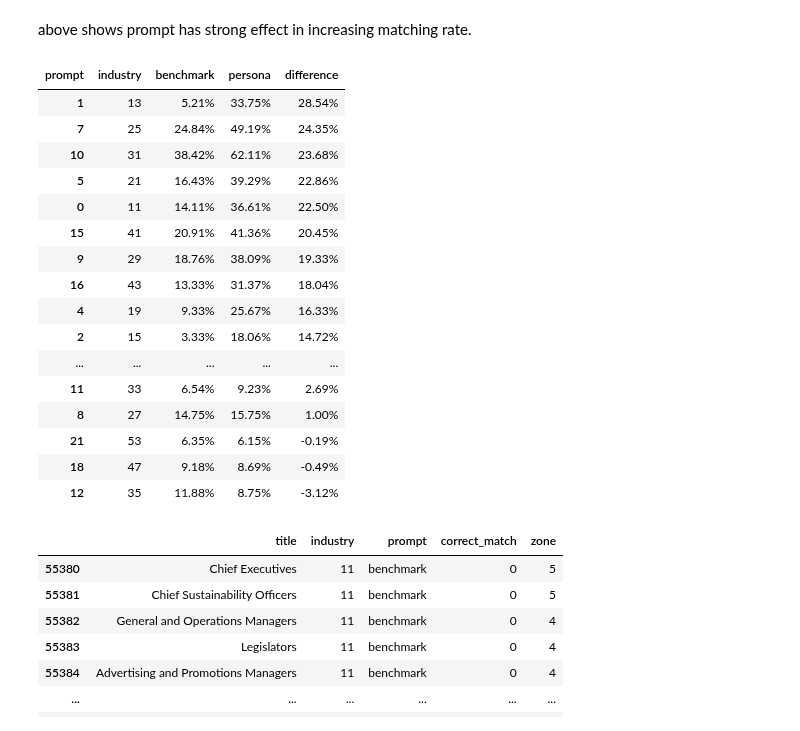
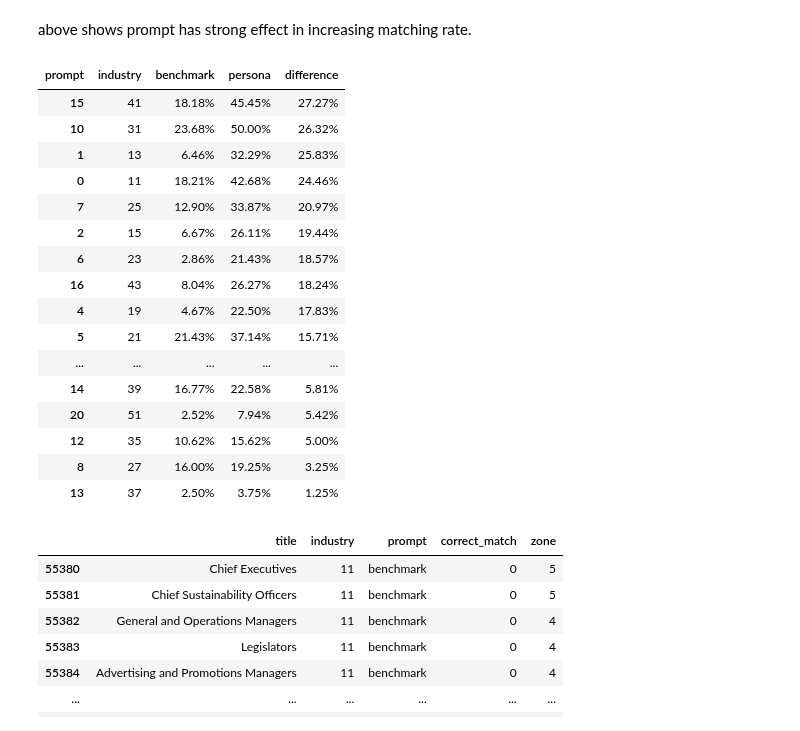
Before and after one commit to Segtanof/Teapot, a Jupyter notebook: task1_analysis.ipynb, the cells around one changed output. Drawn from its saved outputs; the diff is of its cells as text; code cells hidden in the pictures.

```diff
--- a/task1_analysis.ipynb
+++ b/task1_analysis.ipynb
@@ -382,34 +382,34 @@ Notes:
 # %% [markdown]
 above shows prompt has strong effect in increasing matching rate.
 # %%
-model = ["mistral"]
+model = ["deepseek-r1"]
 df_ind = df_avg[df_avg["model"] == model[0]].copy()
 df_ind = df_ind.pivot_table(index=["industry"], columns=["prompt"], values="correct_match").mul(100).reset_index()
 df_ind["difference"] = df_ind["persona"] - df_ind["benchmark"]
 df_ind = df_ind.sort_values(by="difference", ascending=False)
 # find out average matching rate for each column
 df_ind["benchmark"] = df_ind["benchmark"].apply(lambda x: "{:.2f}%".format(x))
 df_ind["persona"] = df_ind["persona"].apply(lambda x: "{:.2f}%".format(x))
 df_ind["difference"] = df_ind["difference"].apply(lambda x: "{:.2f}%".format(x))
 df_ind
 # %% [output]
 | prompt | industry | benchmark | persona | difference |
-| 1 | 13 | 5.21% | 33.75% | 28.54% |
-| 7 | 25 | 24.84% | 49.19% | 24.35% |
-| 10 | 31 | 38.42% | 62.11% | 23.68% |
-| 5 | 21 | 16.43% | 39.29% | 22.86% |
-| 0 | 11 | 14.11% | 36.61% | 22.50% |
-| 15 | 41 | 20.91% | 41.36% | 20.45% |
-| 9 | 29 | 18.76% | 38.09% | 19.33% |
-| 16 | 43 | 13.33% | 31.37% | 18.04% |
-| 4 | 19 | 9.33% | 25.67% | 16.33% |
-| 2 | 15 | 3.33% | 18.06% | 14.72% |
+| 15 | 41 | 18.18% | 45.45% | 27.27% |
+| 10 | 31 | 23.68% | 50.00% | 26.32% |
+| 1 | 13 | 6.46% | 32.29% | 25.83% |
+| 0 | 11 | 18.21% | 42.68% | 24.46% |
+| 7 | 25 | 12.90% | 33.87% | 20.97% |
+| 2 | 15 | 6.67% | 26.11% | 19.44% |
+| 6 | 23 | 2.86% | 21.43% | 18.57% |
+| 16 | 43 | 8.04% | 26.27% | 18.24% |
+| 4 | 19 | 4.67% | 22.50% | 17.83% |
+| 5 | 21 | 21.43% | 37.14% | 15.71% |
 | ... | ... | ... | ... | ... |
-| 11 | 33 | 6.54% | 9.23% | 2.69% |
-| 8 | 27 | 14.75% | 15.75% | 1.00% |
-| 21 | 53 | 6.35% | 6.15% | -0.19% |
-| 18 | 47 | 9.18% | 8.69% | -0.49% |
-| 12 | 35 | 11.88% | 8.75% | -3.12% |
+| 14 | 39 | 16.77% | 22.58% | 5.81% |
+| 20 | 51 | 2.52% | 7.94% | 5.42% |
+| 12 | 35 | 10.62% | 15.62% | 5.00% |
+| 8 | 27 | 16.00% | 19.25% | 3.25% |
+| 13 | 37 | 2.50% | 3.75% | 1.25% |
 # %%
 df_mistral = df[df["model"] == "mistral"].copy()
 df_mistral_reg = df_mistral[["title", "industry", "prompt", "correct_match", "zone"]]
```
Also changed, not shown: parts of 4 cells of this notebook, 25 other files.
